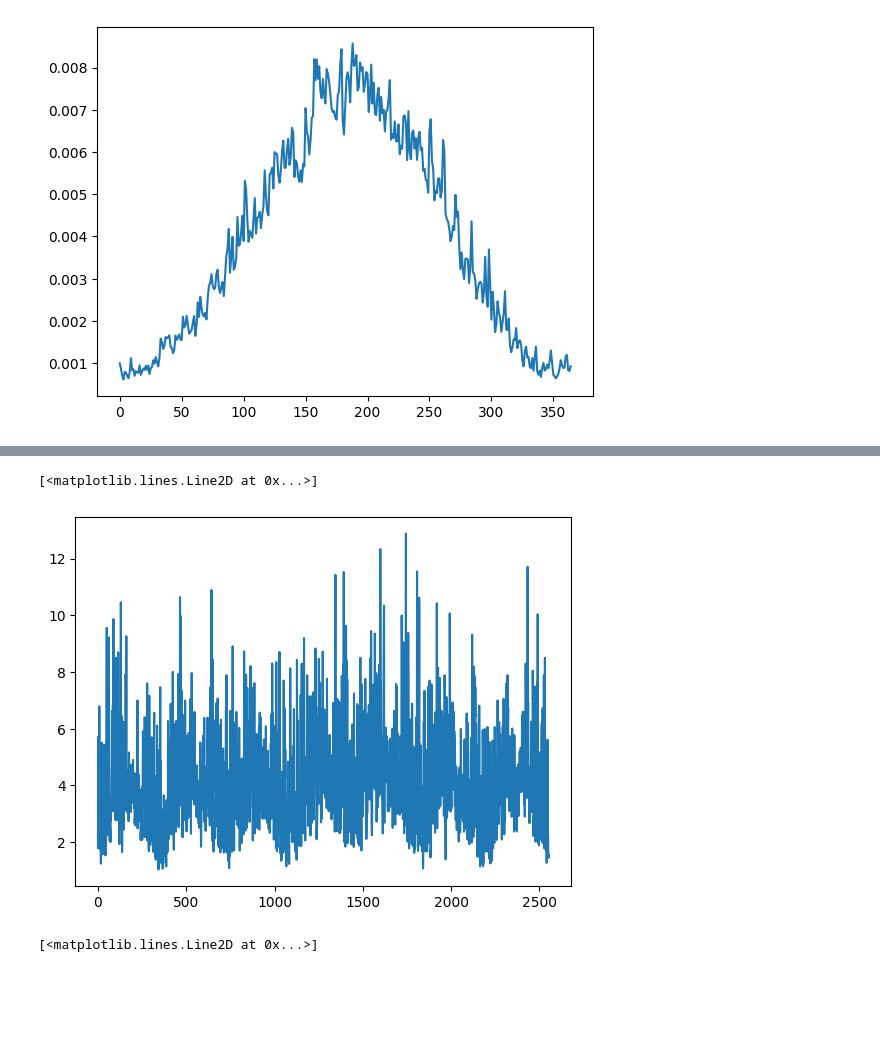
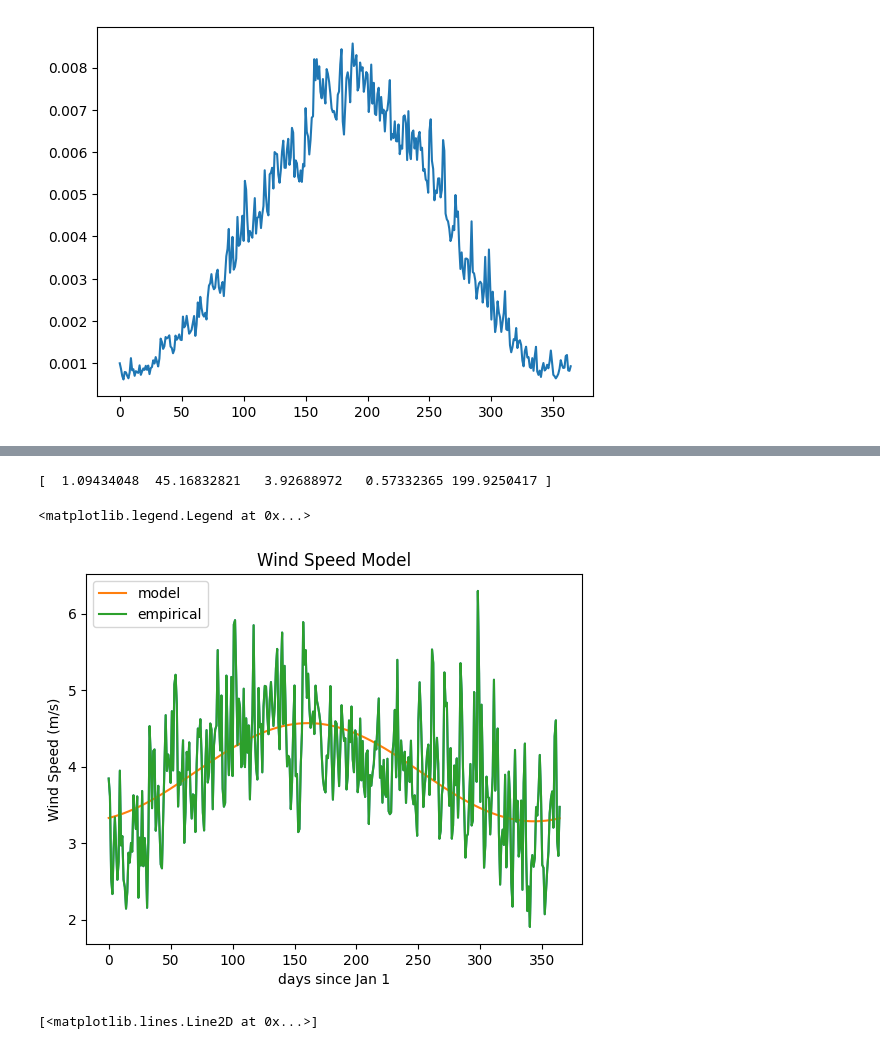
Before and after one commit to danilomcmaster/GSLModel, a Jupyter notebook: empirical_evap.ipynb, the cells around one changed output, grey strips where cells are left out. Saved outputs shown, nothing was run; the diff lists cells and outputs as text; code cells hidden in the pictures; blank space fills up the shorter version.

Commit message:
fitting functions for temp and wind speed etc

```diff
--- a/empirical_evap.ipynb
+++ b/empirical_evap.ipynb
@@ -22,3 +58,15 @@ plt.plot(seasonal_df["evap(m/d)"])
 # %% [output]
 [<matplotlib.lines.Line2D at 0x...>]
 [figure]
+# %%
+def get_vol_to_sa_df(path="./data/elevation-area-volume.csv"):
+    df = pd.read_csv(path)
+    df["elev"] = df["elev_ft_NAVD88"]
+    df = df[["elev", "volume_m3", "area_m2"]]
+    return df
+
+def surface_area(volume, df):
+    # Note: volume must be in m^3 and surface area will be returned in m^2
+    return np.interp(volume, df["volume_m3"], df["area_m2"])
+
+df_sa = get_vol_to_sa_df()
@@ -24,0 +193,9 @@ plt.plot(seasonal_df["evap(m/d)"])
+# %%
+ed_results = []
+es_results = []
+ea_results = []
+for t in range(365):
+    dV_dt, E_d, es, ea = evap_func(t, 21963728535, include_salinity=True, improved=True)
+    ed_results.append(E_d)
+    es_results.append(es)
+    ea_results.append(ea)
@@ -25,8 +254,29 @@ plt.plot(seasonal_df["evap(m/d)"])
 # %%
-plt.plot(df["avg_wind(m/s)"])
+plt.plot(seasonal_df["avg_wind(m/s)"])
+
+def sin_twice_shifted_scaled(t, scale, t_shift, y_shift, scale2, t_shift2):
+    return scale*np.sin(2 * np.pi * (t - t_shift) / 365) + y_shift + scale2*np.sin(2 * np.pi * (t - t_shift2) / 365)
+tdata = np.arange(365)
+ydata = seasonal_df["avg_wind(m/s)"]
+params, cov = curve_fit(sin_twice_shifted_scaled, tdata, ydata, p0=[1, 50, 4, 0.5, 150])
+print(params)
+
+def simulate_wind_fit(t):
+    scale, t_shift, y_shift, scale2, t_shift2 = tuple(params)
+    # return sin_twice_shifted_scaled(t, scale, t_shift, y_shift, scale2, t_shift2)
+    return 1.09434048*np.sin(2 * np.pi * (t - 45.16832821) / 365) + 3.92688972 + 0.57332365*np.sin(2 * np.pi * (t - 199.9250417) / 365)
+
+plt.plot(np.arange(365), simulate_wind_fit(np.arange(365)), label="model")
+plt.plot(seasonal_df["avg_wind(m/s)"], label="empirical")
+plt.title("Wind Speed Model")
+plt.xlabel("days since Jan 1")
+plt.ylabel("Wind Speed (m/s)")
+plt.savefig("./images/wind_speed_model.png")
+plt.legend()
 # %% [output]
-[<matplotlib.lines.Line2D at 0x...>]
+[  1.09434048  45.16832821   3.92688972   0.57332365 199.9250417 ]
+<matplotlib.legend.Legend at 0x...>
-[figure, old version]
+[figure, new version]
 # %%
 plt.plot(df["evap(m/d)"])
 # %% [output]
```
Also changed, not shown: parts of 8 cells of this notebook, 3 other files.
